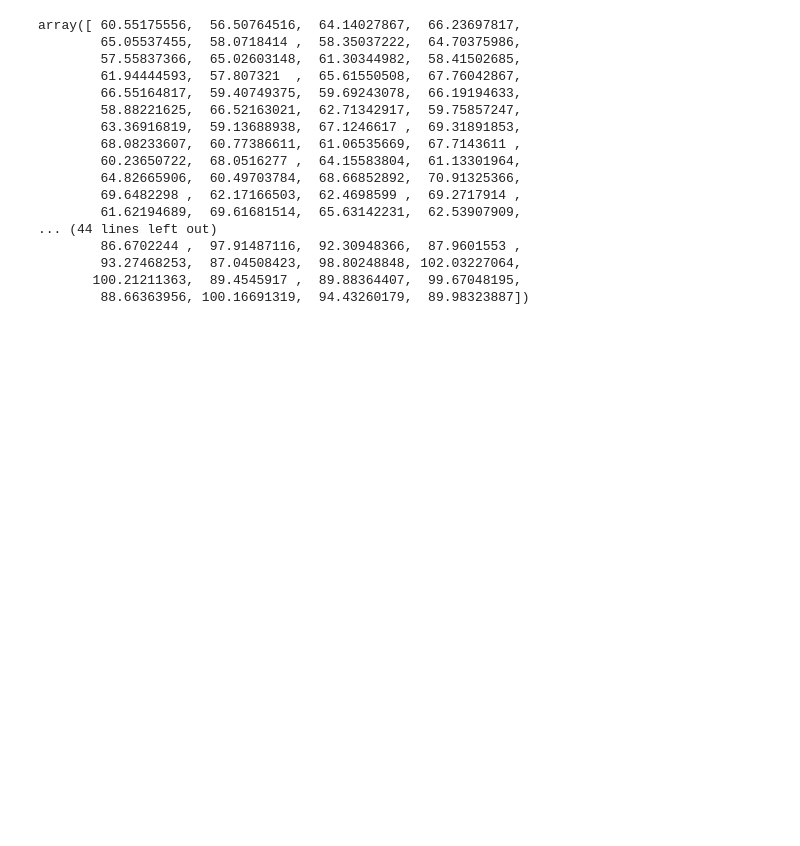
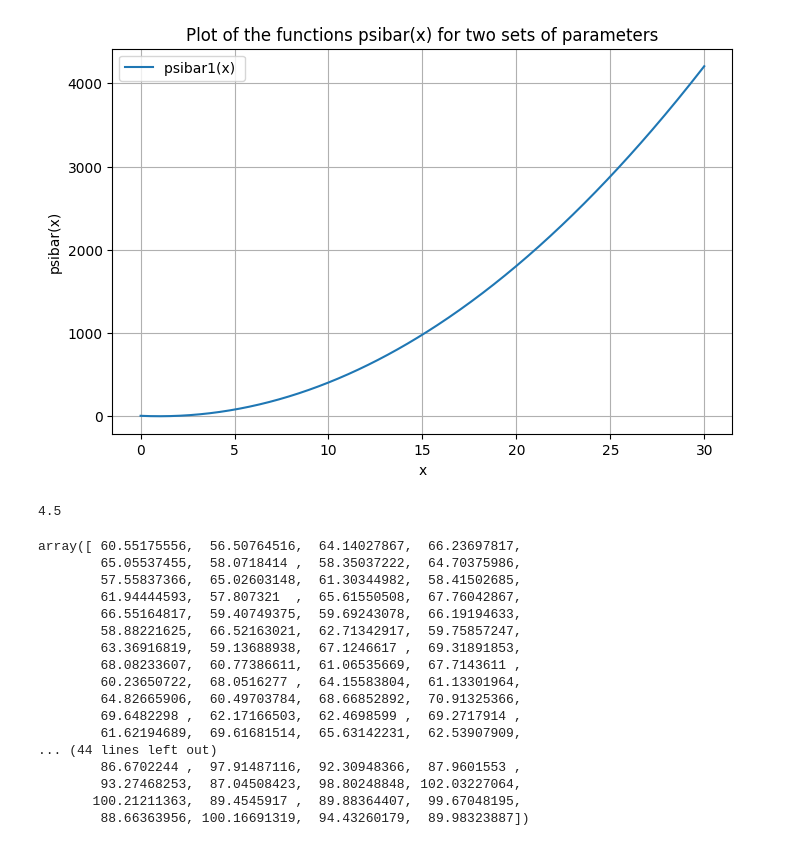
Before and after one commit to aliciabassiere/mfg_elec, a Jupyter notebook: calibration_wind.ipynb, the cells around one changed output. Cells and saved outputs as stored; diff of their text form; code cells hidden in the pictures; blank space fills up the shorter version.

```diff
--- a/calibration_wind.ipynb
+++ b/calibration_wind.ipynb
@@ -5,6 +5,29 @@ import matplotlib.pyplot as plt
 import numpy as np
 import pandas as pd
 import os
+# %%
+acoef = np.array([20])
+bcoef = np.array([0.5])
+
+def psibar(x):
+    return np.sum(10*(x-1)**2/2.)
+
+x_values = np.linspace(0, 30, 400)
+y_values1 = np.array([psibar(x) for x in x_values])
+plt.figure(figsize=(8, 5))
+plt.plot(x_values, y_values1, label=f'psibar1(x) ')
+plt.title('Plot of the functions psibar(x) for two sets of parameters')
+plt.xlabel('x')
+plt.ylabel('psibar(x)')
+plt.legend()
+plt.grid(True)
+plt.show()
+# %% [output]
+[figure, added]
+# %%
+1*(x-10)**2/2
+# %% [output]
+4.5
 # %%
 test = np.array([ 60551.75555556,  56507.64516129,  64140.27867384,  66236.9781746 ,
         65055.37455197,  58071.84139785,  58350.37222222,  64703.75985663,
```
Also changed, not shown: 14 other files.
